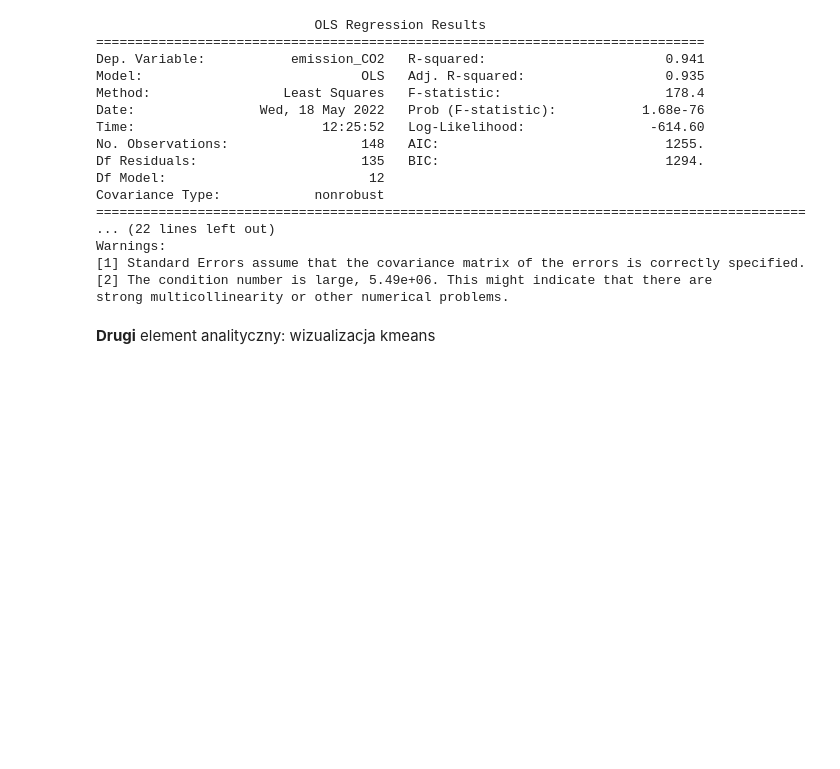
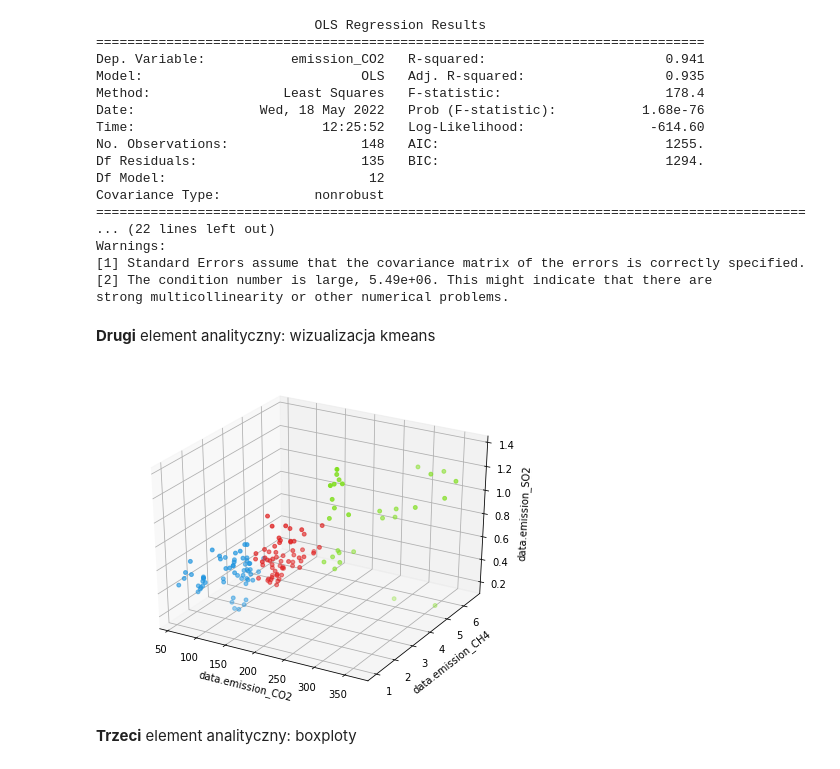
Before and after one commit to SyedWajahatKirmani/office-task, a Jupyter notebook: esg_adash.ipynb, the cells around one changed output. Cells and saved outputs as stored; diff of their text form; code cells hidden in the pictures; blank space fills up the shorter version.

```diff
--- a/esg_adash.ipynb
+++ b/esg_adash.ipynb
@@ -47,3 +50,27 @@ Warnings:
 strong multicollinearity or other numerical problems.
 # %% [markdown]
 **Drugi** element analityczny: wizualizacja kmeans
+# %%
+# k means
+kmeans = KMeans(n_clusters=3, random_state=0)
+data['cluster'] = kmeans.fit_predict(data[["emission_CO2","emission_CH4","emission_SO2"]])
+
+# define and map colors
+colors = ['#DF2020', '#81DF20', '#2095DF']
+data['c'] = data.cluster.map({0:colors[0], 1:colors[1], 2:colors[2]})
+
+# plot
+fig = plt.figure(figsize=(26,6))
+
+ax = fig.add_subplot(131, projection='3d')
+ax.scatter(data.emission_CO2, data.emission_CH4, data.emission_SO2, c=data.c, s=15)
+
+ax.set_xlabel('data.emission_CO2')
+ax.set_ylabel('data.emission_CH4')
+ax.set_zlabel('data.emission_SO2')
+
+plt.show()
+# %% [output]
+[figure, added]
+# %% [markdown]
+**Trzeci** element analityczny: boxploty
```
Also changed, not shown: parts of 1 cell of this notebook.
